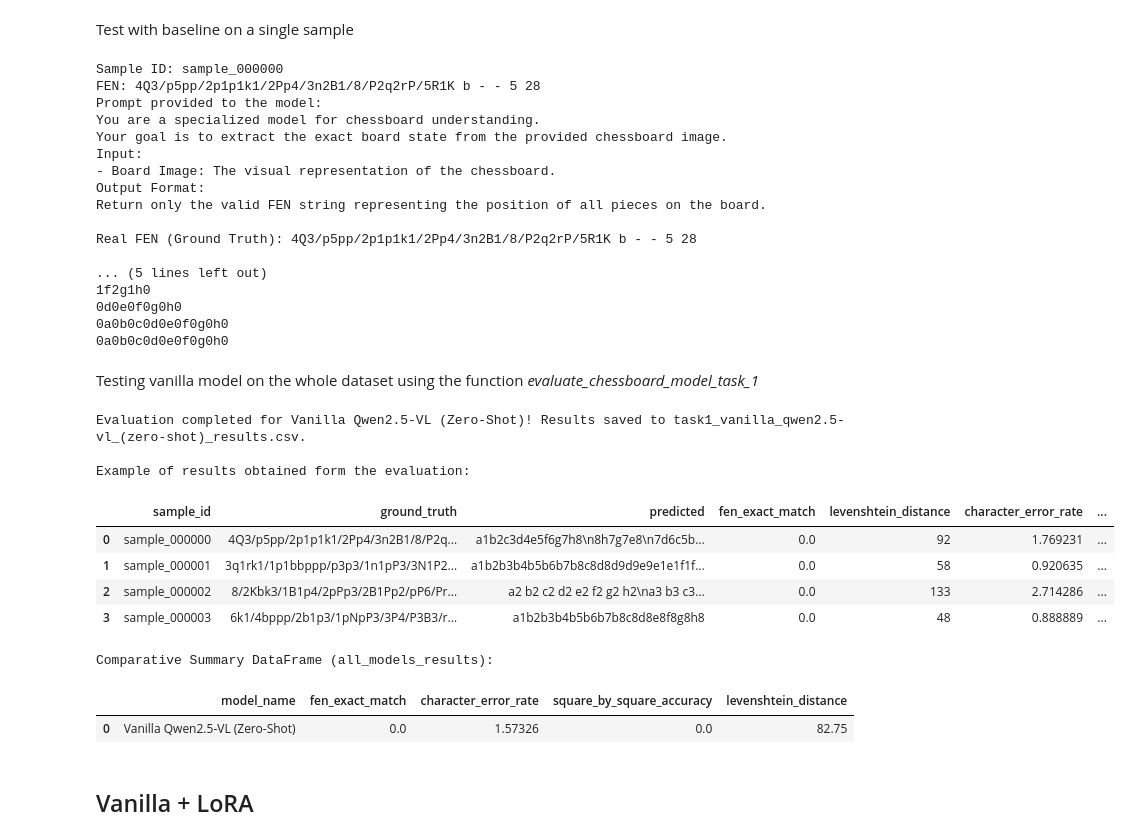
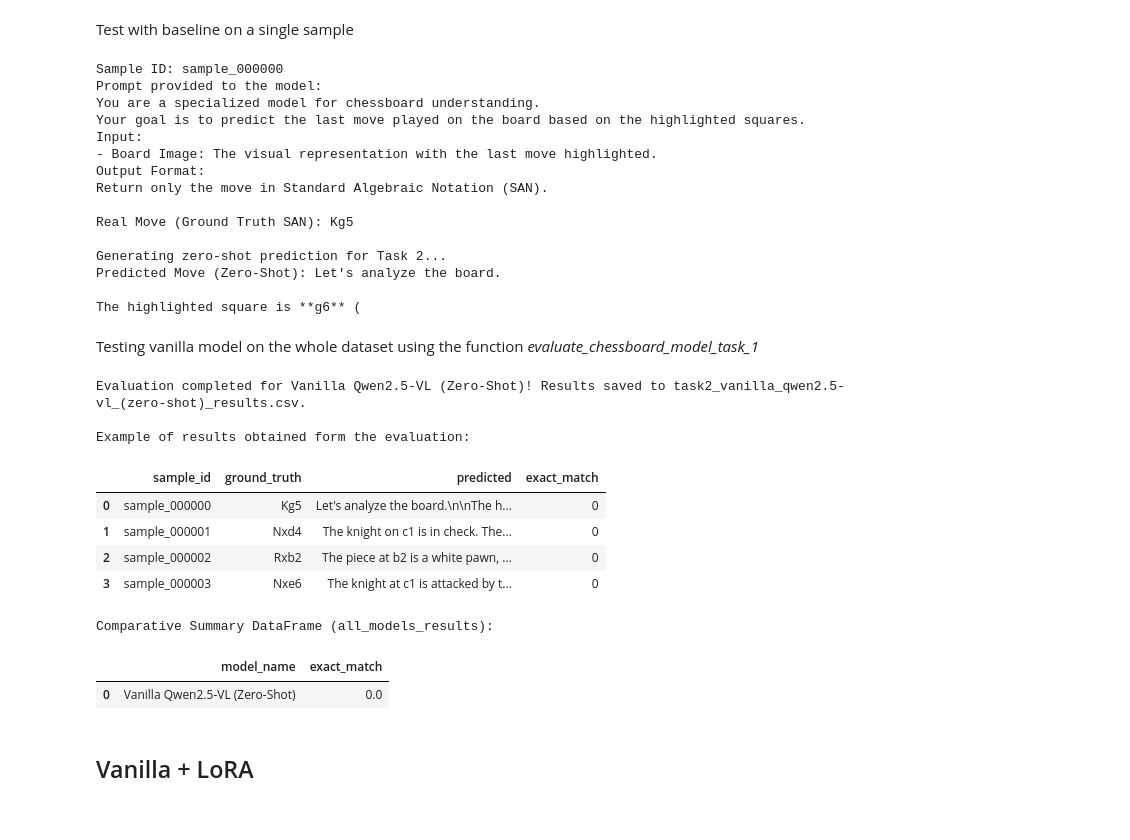
Before and after one commit to Aivon99/BigDataAndTextMiningProject, a Jupyter notebook: src/eval/Task_2.ipynb, the cells around one changed output. Saved outputs shown, nothing was run; the diff lists cells and outputs as text; code cells hidden in the pictures.

```diff
--- a/src/eval/Task_2.ipynb
+++ b/src/eval/Task_2.ipynb
@@ -114,14 +115,14 @@ Dowloading dataset for task 1 from HuggingFace repo
 print("Verifying Authentication to Hugging Face...")
 notebook_login()
 
-dataset_name = "bdatm-project/dataset_task1"
+dataset_name = "bdatm-project/dataset_task2"
 print(f"Downloading dataset '{dataset_name}'...")
 
-dataset_task1 = load_dataset(dataset_name)
+dataset_task2 = load_dataset(dataset_name)
 
 print("\nDataset loaded successfully!")
-print(dataset_task1)
+print(dataset_task2)
 print("\nStructure sample of train split:")
-print(dataset_task1["train"][0])
+print(dataset_task2["train"][0])
 # %% [output]
 Verifying Authentication to Hugging Face...
@@ -167,19 +164,17 @@ model and Processor loaded correctly!
 # %% [markdown]
 Test with baseline on a single sample
 # %%
-# Grab the first test sample
-test_sample = dataset_task1["test"][0]
+# Grab the first test sample for Task 2
+test_sample = dataset_task2["test"][0]
 
-fen = test_sample["fen"]
+ground_truth_move = test_sample["target"]
 task_prompt = test_sample["prompt"]
-ground_truth_fen = test_sample["target"]
 sample_id = test_sample["sample_id"]
 board_image = test_sample["image"]
 
 print(f"Sample ID: {sample_id}")
-print(f"FEN: {fen}")
 print(f"Prompt provided to the model:\n{task_prompt}\n")
-print(f"Real FEN (Ground Truth): {ground_truth_fen}\n")
+print(f"Real Move (Ground Truth SAN): {ground_truth_move}\n")
 
 # Prepare the multimodal input format for the model
 chat_messages = [
@@ -204,68 +199,67 @@ model_inputs = processor(
 ).to(model_vanilla.device)
 
 # Generate the zero-shot prediction
-print("Generating zero-shot prediction...")
+print("Generating zero-shot prediction for Task 2...")
 with torch.no_grad():
-    output_token_ids = model_vanilla.generate(**model_inputs, max_new_tokens=128)
+    # SAN notation is short, so we can use a smaller max_new_tokens value
+    output_token_ids = model_vanilla.generate(**model_inputs, max_new_tokens=16)
 
 # Trim prompt tokens from the generated output
 trimmed_output_ids = [
     output_ids[len(input_ids):] for input_ids, output_ids in zip(model_inputs.input_ids, output_token_ids)
 ]
-predicted_fen_string = processor.batch_decode(
+predicted_move = processor.batch_decode(
     trimmed_output_ids, skip_special_tokens=True, clean_up_tokenization_spaces=False
 )[0]
 
-print(f"Predicted FEN (Zero-Shot): {predicted_fen_string.strip()}")
+print(f"Predicted Move (Zero-Shot): {predicted_move.strip()}")
 # %% [output]
 Sample ID: sample_000000
-FEN: 4Q3/p5pp/2p1p1k1/2Pp4/3n2B1/8/P2q2rP/5R1K b - - 5 28
 Prompt provided to the model:
 You are a specialized model for chessboard understanding.
-Your goal is to extract the exact board state from the provided chessboard image.
+Your goal is to predict the last move played on the board based on the highlighted squares.
 Input:
-- Board Image: The visual representation of the chessboard.
+- Board Image: The visual representation with the last move highlighted.
 Output Format:
-Return only the valid FEN string representing the position of all pieces on the board.
+Return only the move in Standard Algebraic Notation (SAN).
 
-Real FEN (Ground Truth): 4Q3/p5pp/2p1p1k1/2Pp4/3n2B1/8/P2q2rP/5R1K b - - 5 28
+Real Move (Ground Truth SAN): Kg5
 
-... (5 lines left out)
-1f2g1h0
-0d0e0f0g0h0
-0a0b0c0d0e0f0g0h0
-0a0b0c0d0e0f0g0h0
+Generating zero-shot prediction for Task 2...
+Predicted Move (Zero-Shot): Let's analyze the board.
+
+The highlighted square is **g6** (
 # %% [markdown]
 Testing vanilla model on the whole dataset using the function *evaluate_chessboard_model_task_1*
 # %%
 # Call the evaluation function for the vanilla model
-vanilla_results_df, vanilla_summary_df = evaluate_chessboard_model_task_1(
+vanilla_results_df, vanilla_summary_df = evaluate_chessboard_model_task_2(
     model=model_vanilla,
     processor=processor,
-    dataset_split=dataset_task1["test"],
+    dataset_split=dataset_task2["test"],
     model_name="Vanilla Qwen2.5-VL (Zero-Shot)"
 )
 
 # Initialize the global comparison DataFrame with the vanilla results
 all_models_results = vanilla_summary_df
 
 print("\nExample of results obtained form the evaluation:")
 display(vanilla_results_df.head())
 
 print("\nComparative Summary DataFrame (all_models_results):")
 display(all_models_results)
 # %% [output]
-Evaluation completed for Vanilla Qwen2.5-VL (Zero-Shot)! Results saved to task1_vanilla_qwen2.5-vl_(zero-shot)_results.csv.
+Evaluation completed for Vanilla Qwen2.5-VL (Zero-Shot)! Results saved to task2_vanilla_qwen2.5-vl_(zero-shot)_results.csv.
 
 Example of results obtained form the evaluation:
-|  | sample_id | ground_truth | predicted | fen_exact_match | levenshtein_distance | character_error_rate | ... |
-| 0 | sample_000000 | 4Q3/p5pp/2p1p1k1/2Pp4/3n2B1/8/P2q... | a1b2c3d4e5f6g7h8\n8h7g7e8\n7d6c5b... | 0.0 | 92 | 1.769231 | ... |
-| 1 | sample_000001 | 3q1rk1/1p1bbppp/p3p3/1n1pP3/3N1P2... | a1b2b3b4b5b6b7b8c8d8d9d9e9e1e1f1f... | 0.0 | 58 | 0.920635 | ... |
-| 2 | sample_000002 | 8/2Kbk3/1B1p4/2pPp3/2B1Pp2/pP6/Pr... | a2 b2 c2 d2 e2 f2 g2 h2\na3 b3 c3... | 0.0 | 133 | 2.714286 | ... |
-| 3 | sample_000003 | 6k1/4bppp/2b1p3/1pNpP3/3P4/P3B3/r... | a1b2b3b4b5b6b7b8c8d8e8f8g8h8 | 0.0 | 48 | 0.888889 | ... |
+|  | sample_id | ground_truth | predicted | exact_match |
+| 0 | sample_000000 | Kg5 | Let's analyze the board.\n\nThe h... | 0 |
+| 1 | sample_000001 | Nxd4 | The knight on c1 is in check. The... | 0 |
+| 2 | sample_000002 | Rxb2 | The piece at b2 is a white pawn, ... | 0 |
+| 3 | sample_000003 | Nxe6 | The knight at c1 is attacked by t... | 0 |
 Comparative Summary DataFrame (all_models_results):
-|  | model_name | fen_exact_match | character_error_rate | square_by_square_accuracy | levenshtein_distance |
-| 0 | Vanilla Qwen2.5-VL (Zero-Shot) | 0.0 | 1.57326 | 0.0 | 82.75 |
+|  | model_name | exact_match |
+| 0 | Vanilla Qwen2.5-VL (Zero-Shot) | 0.0 |
 # %% [markdown]
 ## Vanilla + LoRA
 # %% [markdown]
```
Also changed, not shown: parts of 13 cells of this notebook.
